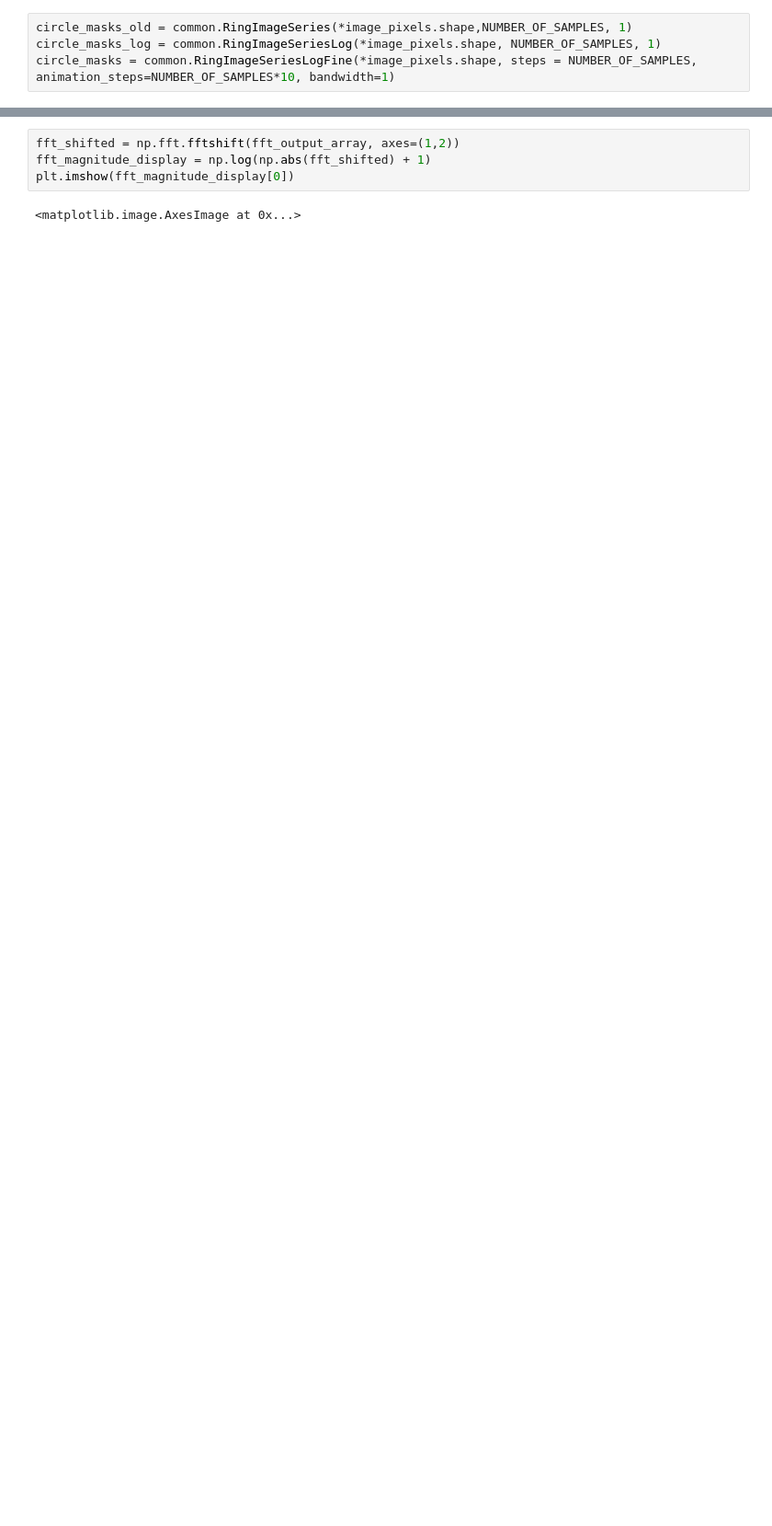
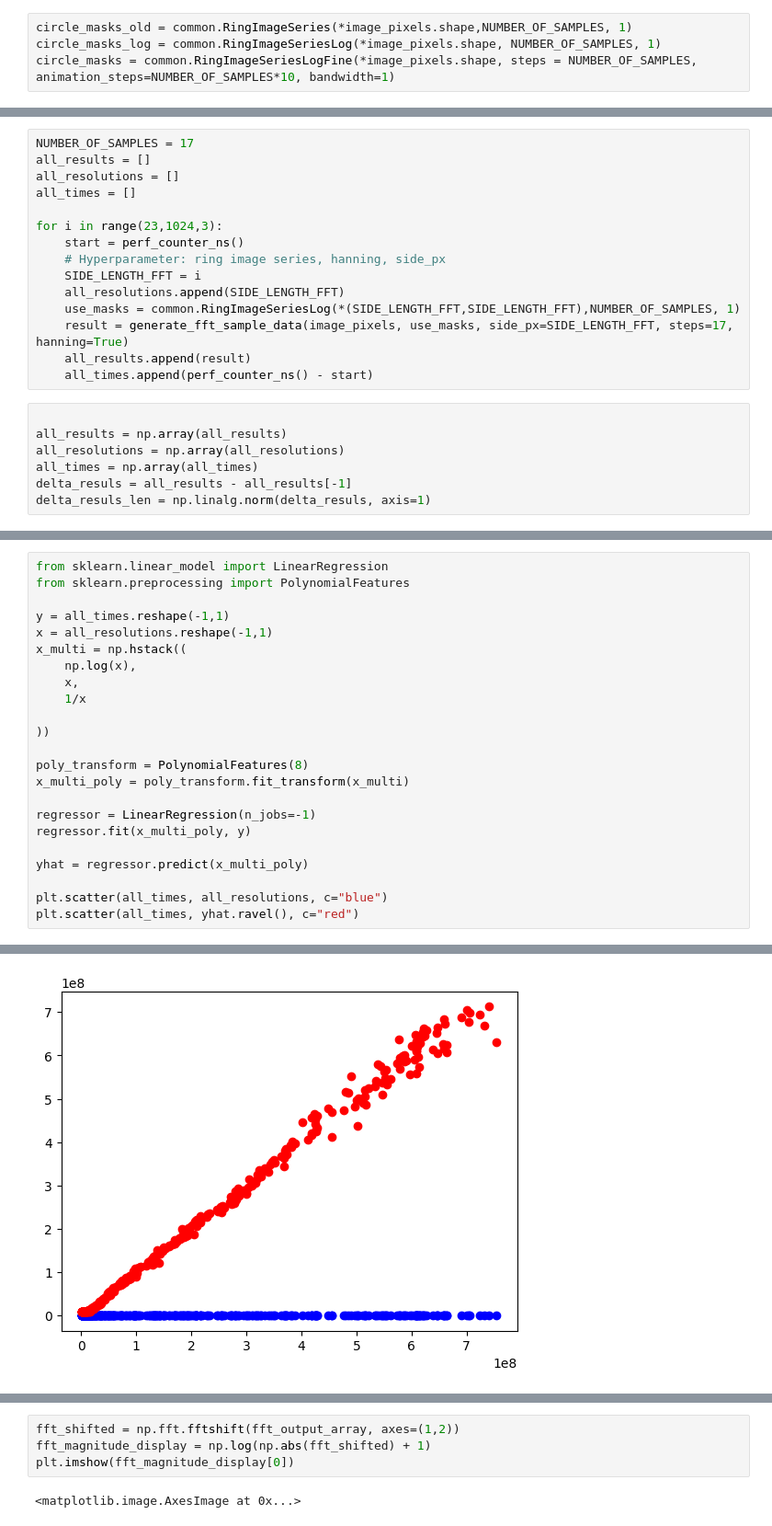
Before and after one commit to sebschger/geospatial-landscape-clustering-by-fft, a Jupyter notebook: deprecated/documentation_fft_effects.ipynb, the cells around one changed output, grey strips where cells are left out. Shown at 92% size. Cells and saved outputs as stored; diff of their text form; blank space fills up the shorter version.

```diff
--- a/documentation_fft_effects.ipynb
+++ b/deprecated/documentation_fft_effects.ipynb
@@ -58,0 +124,22 @@ circle_masks = common.RingImageSeriesLogFine(*image_pixels.shape, steps = NUMBER
+# %%
+NUMBER_OF_SAMPLES = 17
+all_results = []
+all_resolutions = []
+all_times = []
+
+for i in range(23,1024,3):
+    start = perf_counter_ns()
+    # Hyperparameter: ring image series, hanning, side_px
+    SIDE_LENGTH_FFT = i
+    all_resolutions.append(SIDE_LENGTH_FFT)
+    use_masks = common.RingImageSeriesLog(*(SIDE_LENGTH_FFT,SIDE_LENGTH_FFT),NUMBER_OF_SAMPLES, 1)
+    result = generate_fft_sample_data(image_pixels, use_masks, side_px=SIDE_LENGTH_FFT, steps=17, hanning=True)
+    all_results.append(result)
+    all_times.append(perf_counter_ns() - start)
+# %%
+
+all_results = np.array(all_results)
+all_resolutions = np.array(all_resolutions)
+all_times = np.array(all_times)
+delta_resuls = all_results - all_results[-1]
+delta_resuls_len = np.linalg.norm(delta_resuls, axis=1)
@@ -58,0 +162,24 @@ circle_masks = common.RingImageSeriesLogFine(*image_pixels.shape, steps = NUMBER
+# %%
+from sklearn.linear_model import LinearRegression
+from sklearn.preprocessing import PolynomialFeatures
+
+y = all_times.reshape(-1,1)
+x = all_resolutions.reshape(-1,1)
+x_multi = np.hstack((
+    np.log(x),
+    x,
+    1/x
+
+))
+
+poly_transform = PolynomialFeatures(8)
+x_multi_poly = poly_transform.fit_transform(x_multi)
+
+regressor = LinearRegression(n_jobs=-1)
+regressor.fit(x_multi_poly, y)
+
+yhat = regressor.predict(x_multi_poly)
+
+plt.scatter(all_times, all_resolutions, c="blue")
+plt.scatter(all_times, yhat.ravel(), c="red")
+# %% [output]
@@ -58,0 +187 @@ circle_masks = common.RingImageSeriesLogFine(*image_pixels.shape, steps = NUMBER
+[figure, added]
```
Also changed, not shown: parts of 28 cells of this notebook, 15 other files.
